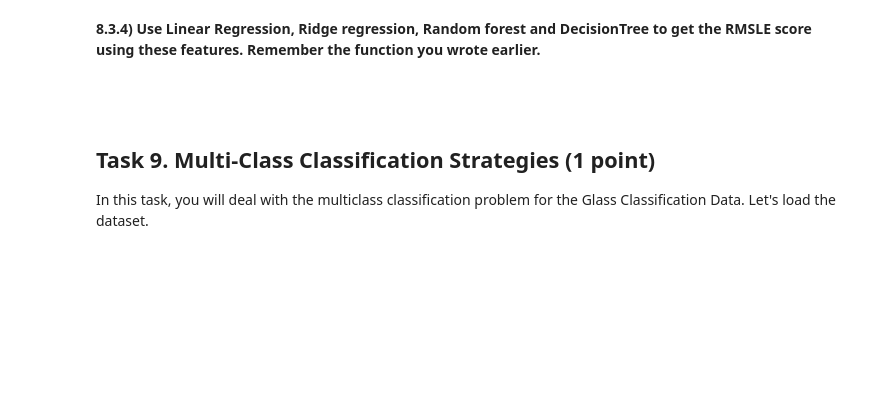
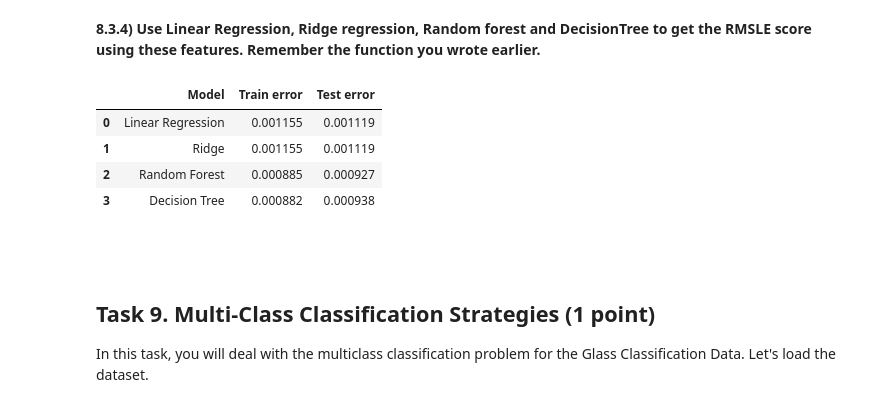
Before and after one commit to LoneWayfarer/ML_course, a Jupyter notebook: HW_1/HW_1.ipynb, the cells around one changed output. Cells and saved outputs as stored; diff of their text form; code cells hidden in the pictures; blank space fills up the shorter version.

````diff
--- a/HW_1/HW_1.ipynb
+++ b/HW_1/HW_1.ipynb
@@ -895,7 +895,7 @@ from sklearn.linear_model import LinearRegression,Ridge
 from sklearn.tree import DecisionTreeRegressor
 from sklearn.metrics import mean_squared_log_error as msle
 random_state=42
-def comparison(X_train,X_test,y_train,y_test):
+def comparator(X_train,X_test,y_train,y_test):
     models = [LinearRegression(n_jobs=-1),Ridge(),
     RandomForestRegressor(random_state=random_state,n_jobs=-1),
     DecisionTreeRegressor(random_state=random_state)]
@@ -974,7 +974,6 @@ return list_of_best_features
 **8.3.1) In the cell below, you have to implement a function that would iterate over a list of features and use $k$-fold `cross_val_score` to measure model's "quality".**
 # %%
 from sklearn.metrics import make_scorer
-
 def selection_step(model, X, y, used_features=(), cv=3):
     """
     Parameters
@@ -992,7 +991,13 @@ def selection_step(model, X, y, used_features=(), cv=3):
     scores = {}
 
     ### BEGIN Solution
+    feature_to_use = X.drop(columns=used_features).columns
+    for feature in feature_to_use:
 
+        score = cross_val_score(model,X[used_features + [feature]],
+                                y,scoring=make_scorer(msle) ,
+                                cv=cv,n_jobs=-1).mean()
+        scores[feature] = score
     ### END Solution
 
     return scores
@@ -1022,8 +1027,23 @@ def forward_steps(X, y, n_rounds, model):
     """
 
     feat_best_list = []
+    used_features = []
+    prev_score = np.inf
+    ### BEGIN Solution
+    round = 0
+    while round < n_rounds:
+        round += 1
+        scores = selection_step(model,X,y,used_features=used_features)
+        best_feat = min(scores,key=scores.get)
+        cur_score = scores[best_feat]
+        used_features.append(best_feat)
+        if cur_score < prev_score:
+            feat_best_list.append(best_feat)
+            prev_score = cur_score
+            round = 0
+            print(f'Current score: {cur_score}\n\
+            Current best features: {feat_best_list}')
 
-    ### BEGIN Solution
 
     ### END Solution
 
@@ -1032,5 +1052,6 @@ def forward_steps(X, y, n_rounds, model):
 **8.3.3) Use the function implemented above + DecisionTreeRegressor to get the best features according to this algorithm. (HINT: Use ```n_rounds = 2```)**
 # %%
 ### BEGIN Solution
-
+random_state = 42
+best_features = forward_steps(X_train,y_train_log,n_rounds=2,model = DecisionTreeRegressor(random_state=random_state))
 ### END Solution
@@ -1038,10 +1077,15 @@ def forward_steps(X, y, n_rounds, model):
 **8.3.4) Use Linear Regression, Ridge regression, Random forest and DecisionTree to get the RMSLE score using these features. Remember the function you wrote earlier.**
 # %%
 ### BEGIN Solution
-print('EXPECTED OUTPUT FORMAT')
-comparator(X_train[X_train.columns[forward_alg_features]], y_train_log, X_test[X_train.columns[forward_alg_features]], y_test_log)
+comparator(X_train[best_features],X_test[best_features],y_train_log, y_test_log)
 
 ### END Solution
+# %% [output]
+|  | Model | Train error | Test error |
+| 0 | Linear Regression | 0.001155 | 0.001119 |
+| 1 | Ridge | 0.001155 | 0.001119 |
+| 2 | Random Forest | 0.000885 | 0.000927 |
+| 3 | Decision Tree | 0.000882 | 0.000938 |
 # %% [markdown]
 <br>
 # %% [markdown]
````
Also changed, not shown: parts of 16 cells of this notebook.
